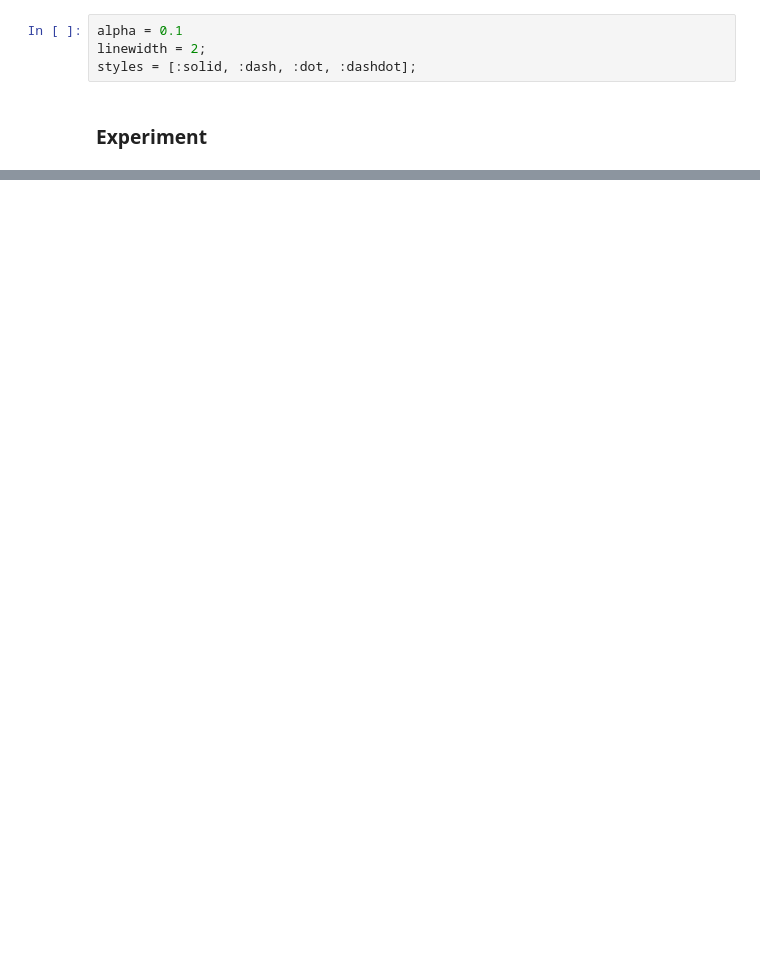
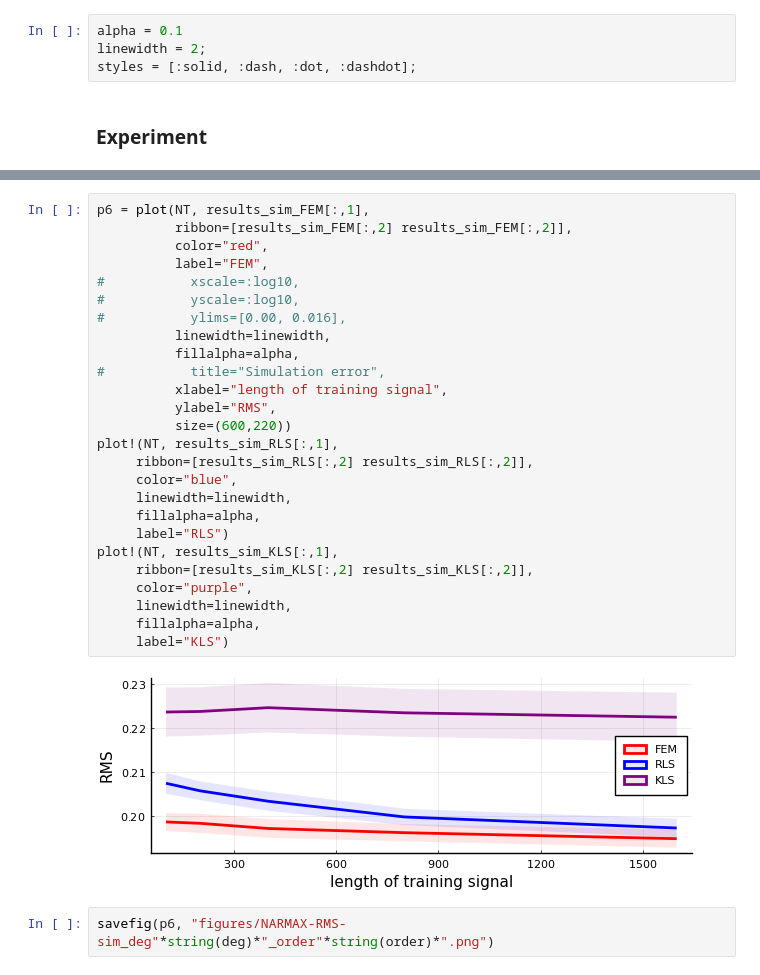
Before and after one commit to biaslab/ACC2022-vmpNARMAX, a Jupyter notebook: experiments-verification/collect-results.ipynb, the cells around one changed output, grey strips where cells are left out. Cells and saved outputs as stored; diff of their text form; blank space fills up the shorter version.

```diff
--- a/experiments-verification/collect-results.ipynb
+++ b/experiments-verification/collect-results.ipynb
@@ -53 +91,31 @@ end
+# %%
+p6 = plot(NT, results_sim_FEM[:,1],
+          ribbon=[results_sim_FEM[:,2] results_sim_FEM[:,2]],
+          color="red",
+          label="FEM",
+#           xscale=:log10,
+#           yscale=:log10,
+#           ylims=[0.00, 0.016],
+          linewidth=linewidth,
+          fillalpha=alpha,
+#           title="Simulation error",
+          xlabel="length of training signal",
+          ylabel="RMS",
+          size=(600,220))
+plot!(NT, results_sim_RLS[:,1],
+     ribbon=[results_sim_RLS[:,2] results_sim_RLS[:,2]],
+     color="blue",
+     linewidth=linewidth,
+     fillalpha=alpha,
+     label="RLS")
+plot!(NT, results_sim_KLS[:,1],
+     ribbon=[results_sim_KLS[:,2] results_sim_KLS[:,2]],
+     color="purple",
+     linewidth=linewidth,
+     fillalpha=alpha,
+     label="KLS")
+# %% [output]
+[figure, added]
+# %%
+savefig(p6, "figures/NARMAX-RMS-sim_deg"*string(deg)*"_order"*string(order)*".png")
 # %%
```
Also changed, not shown: parts of 21 cells of this notebook.
